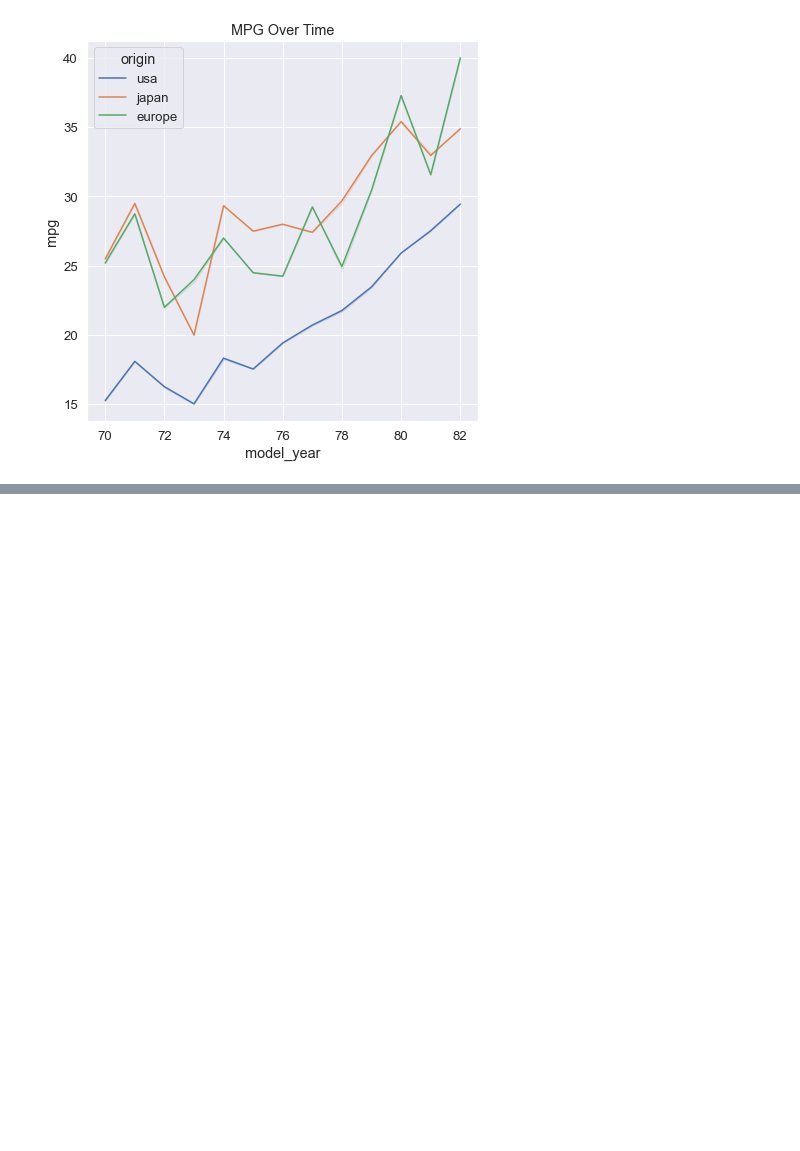
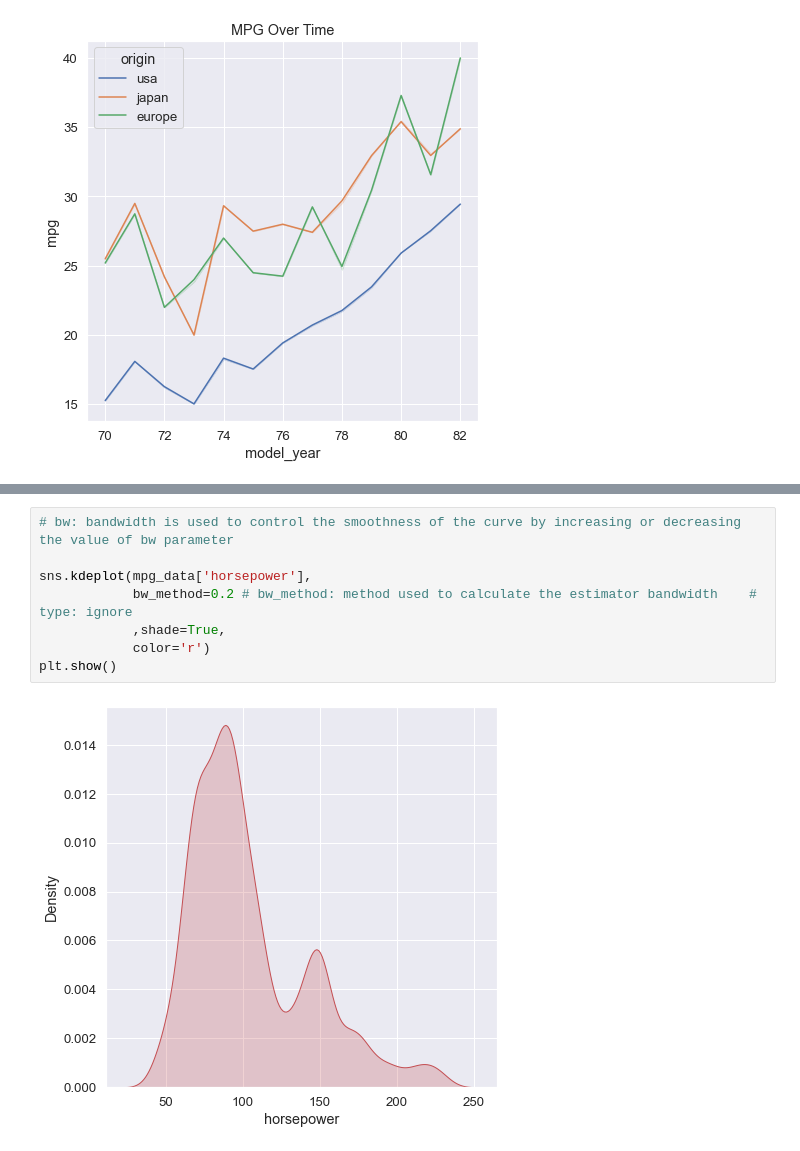
Before and after one commit to kareemNagah/Summary_2023, a Jupyter notebook: Data Visualization/seaborn/inro_seaborn.ipynb, the cells around one changed output, grey strips where cells are left out. Drawn from its saved outputs; the diff is of its cells as text; blank space fills up the shorter version.

```diff
--- a/Data Visualization/seaborn/inro_seaborn.ipynb
+++ b/Data Visualization/seaborn/inro_seaborn.ipynb
@@ -336,0 +354,10 @@ plt.show()
+# %%
+# bw: bandwidth is used to control the smoothness of the curve by increasing or decreasing the value of bw parameter
+
+sns.kdeplot(mpg_data['horsepower'],
+            bw_method=0.2 # bw_method: method used to calculate the estimator bandwidth    # type: ignore
+            ,shade=True,
+            color='r')
+plt.show()
+# %% [output]
+[figure, added]
```
Also changed, not shown: parts of 7 cells of this notebook.
